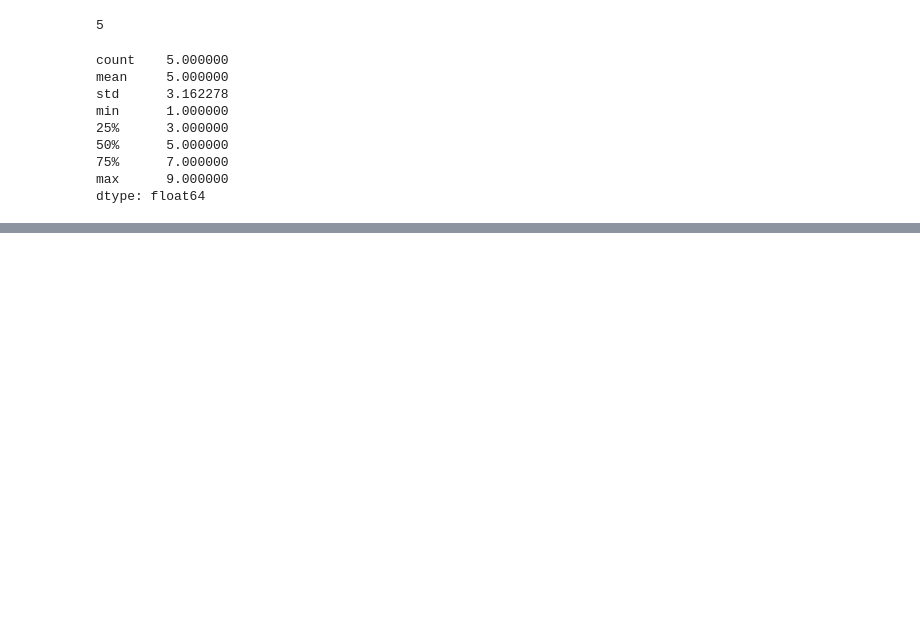
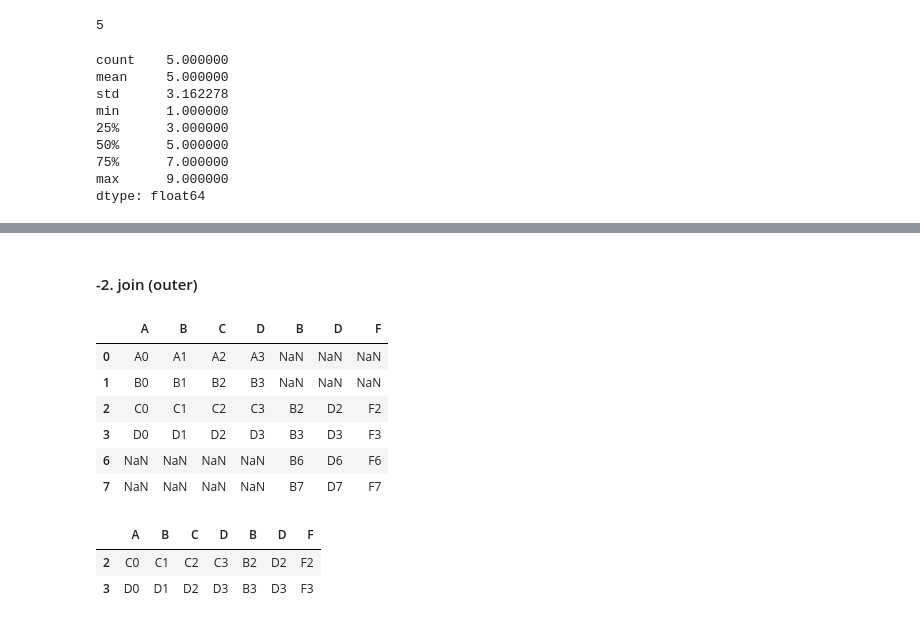
Before and after one commit to kyurie44/DA_school, a Jupyter notebook: 데이터전처리_Numpy,_Pandas.ipynb, the cells around one changed output, grey strips where cells are left out. Saved outputs shown, nothing was run; the diff lists cells and outputs as text; code cells hidden in the pictures; blank space fills up the shorter version.

```diff
--- a/데이터전처리_Numpy,_Pandas.ipynb
+++ b/데이터전처리_Numpy,_Pandas.ipynb
@@ -984,0 +1502,29 @@ dtype: float64
+# %% [markdown]
+#### -2. join (outer)
+# %%
+##join 옵션 (outer가 default)
+
+#outer :합집합
+#inner :교집합
+#left
+#right
+
+df4 = pd.DataFrame({'B': ['B2', 'B3', 'B6', 'B7'],
+                    'D': ['D2', 'D3', 'D6', 'D7'],
+                  'F': ['F2', 'F3', 'F6', 'F7']}, index=[2, 3, 6, 7])
+
+pd.concat([df1,df4], axis=1, join='outer')  #outer가 join의 default
+# %% [output]
+|  | A | B | C | D | B | D | F |
+| 0 | A0 | A1 | A2 | A3 | NaN | NaN | NaN |
+| 1 | B0 | B1 | B2 | B3 | NaN | NaN | NaN |
+| 2 | C0 | C1 | C2 | C3 | B2 | D2 | F2 |
+| 3 | D0 | D1 | D2 | D3 | B3 | D3 | F3 |
+| 6 | NaN | NaN | NaN | NaN | B6 | D6 | F6 |
+| 7 | NaN | NaN | NaN | NaN | B7 | D7 | F7 |
+# %%
+pd.concat([df1,df4], axis=1, join='inner')  #2,3 index만 겹침
+# %% [output]
+|  | A | B | C | D | B | D | F |
+| 2 | C0 | C1 | C2 | C3 | B2 | D2 | F2 |
+| 3 | D0 | D1 | D2 | D3 | B3 | D3 | F3 |
```
Also changed, not shown: parts of 73 cells of this notebook.
